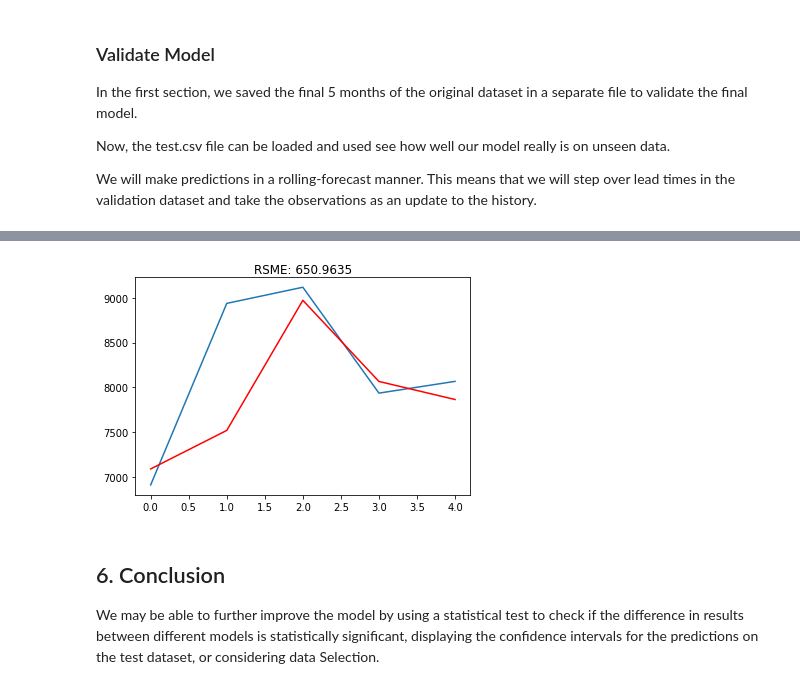
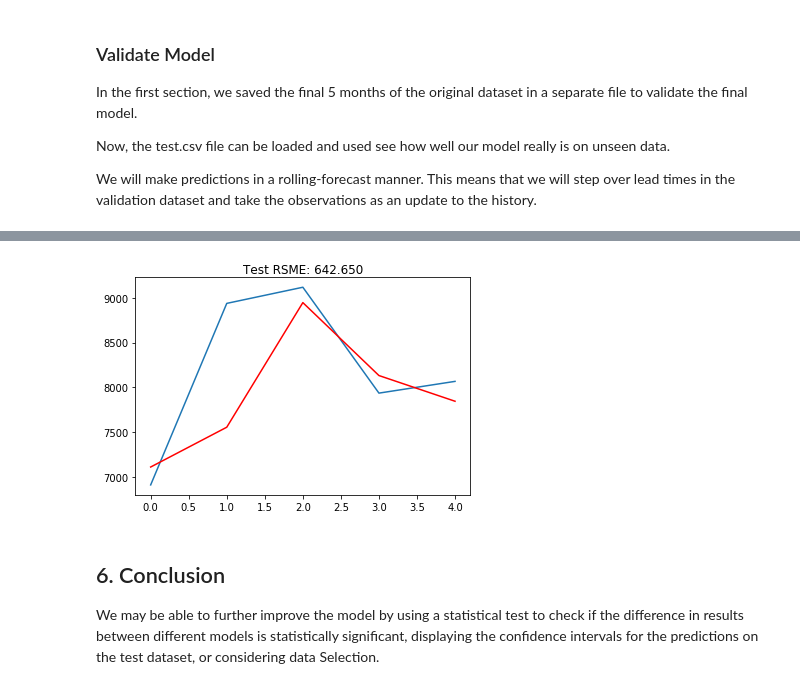
Before and after one commit to Erica-Tan/Average-number-of-business-visitors-in-New-Zealand, a Jupyter notebook: notebooks/NZVistors.ipynb, the cells around one changed output, grey strips where cells are left out. Drawn from its saved outputs; the diff is of its cells as text; code cells hidden in the pictures.

```diff
--- a/notebooks/NZVistors.ipynb
+++ b/notebooks/NZVistors.ipynb
@@ -588,23 +660,20 @@ Once fit, the model can be saved to file for later use. Because a Box-Cox transf
 # %%
+# Finalize Model
 # monkey patch around bug in ARIMA class
 def __getnewargs__(self):
-	return ((self.endog),(self.k_lags, self.k_diff, self.k_ma))
+    return ((self.endog),(self.k_lags, self.k_diff, self.k_ma))
 
 ARIMA.__getnewargs__ = __getnewargs__
 
 # load data
-dataset = pd.Series.from_csv('processed/dataset.csv')
+train = pd.Series.from_csv('processed/train.csv')
 # prepare data
-X = dataset.values.astype('float32')
-# transform data
-warnings.filterwarnings("ignore")
-transformed, lam = boxcox(X)
+X = train.values.astype('float32')
 # fit model
-model = ARIMA(transformed, order=(1, 1, 2))
+model = ARIMA(X, order=(0, 1, 2))
 model_fit = model.fit(disp=0)
 # save model
-model_fit.save('output/model.pkl')
-np.save('output/model_lambda.npy', [lam])
+model_fit.save('output/arima_model.pkl')
 # %% [markdown]
 ### Validate Model
 
@@ -614,61 +683,41 @@ Now, the test.csv file can be loaded and used see how well our model really is o
 
 We will make predictions in a rolling-forecast manner. This means that we will step over lead times in the validation dataset and take the observations as an update to the history.
 # %%
-# Transform ARIMA model
-# invert box-cox transform
-def boxcox_inverse(value, lam):
-	if lam == 0:
-		return exp(value)
-	return exp(log(lam * value + 1) / lam)
-
 # load and prepare datasets
-dataset = pd.Series.from_csv('processed/dataset.csv')
-X = dataset.values.astype('float32')
+train = pd.Series.from_csv('processed/train.csv')
+X = train.values.astype('float32')
 history = [x for x in X]
 test = pd.Series.from_csv('processed/test.csv')
-Y = test.values.astype('float32')
+y = test.values.astype('float32')
 
 # load model
-model_fit = ARIMAResults.load('output/model.pkl')
-lam = np.load('output/model_lambda.npy')
-
-warnings.filterwarnings("ignore")
+model_fit = ARIMAResults.load('output/arima_model.pkl')
 
 # make first prediction
 predictions = list()
 yhat = model_fit.forecast()[0]
-yhat = boxcox_inverse(yhat, lam)
 predictions.append(yhat)
-history.append(Y[0])
-#print('>Predicted=%.3f, Expected=%3.f' % (yhat, y[0]))
+history.append(y[0])
+print('>Predicted=%.3f, Expected=%3.f' % (yhat, y[0]))
 
-# rolling forecasts
-for i in range(1, len(Y)):
-	# transform
-	transformed, lam = boxcox(history)
-	if lam < -5:
-		transformed, lam = history, 1
+# walk-forward validation
+for i in range(1, len(y)):
+    # make prediction
+    model = ARIMA(history, order=(0, 1, 2))
+    model_fit = model.fit(disp=0)
+    yhat = model_fit.forecast()[0]
+    predictions.append(yhat)
+    # observation
+    obs = y[i]
+    history.append(obs)
+    print('>Predicted=%.3f, Expected=%3.f' % (yhat, obs))
+# report performance
+rmse = sqrt(mean_squared_error(y, predictions))
 
-	# predict
-	model = ARIMA(transformed, order=(1, 1, 2))
-	model_fit = model.fit(disp=0)
-	yhat = model_fit.forecast()[0]
+print('Test RMSE: %.3f' % rmse)
 
-	# invert transformed prediction
-	yhat = boxcox_inverse(yhat, lam)
-
-	predictions.append(yhat)
-	# observation
-	obs = Y[i]
-	history.append(obs)
-	#print('>Predicted=%.3f, Expected=%3.f' % (yhat, obs))
-
-# report performance
-mse = mean_squared_error(Y, predictions)
-rmse = sqrt(mse)
-
-plt.plot(Y)
+plt.plot(y)
 plt.plot(predictions, color='red')
-plt.title('RSME: %.4f'% rmse)
+plt.title('Test RSME: %.3f'% rmse)
 plt.show()
 # %% [output]
@@ -675,4 +730,4 @@ plt.show()
-[figure, old version]
+[figure, new version]
 # %% [markdown]
 ## 6. Conclusion
 
```
Also changed, not shown: parts of 39 cells of this notebook, 25 other files.
